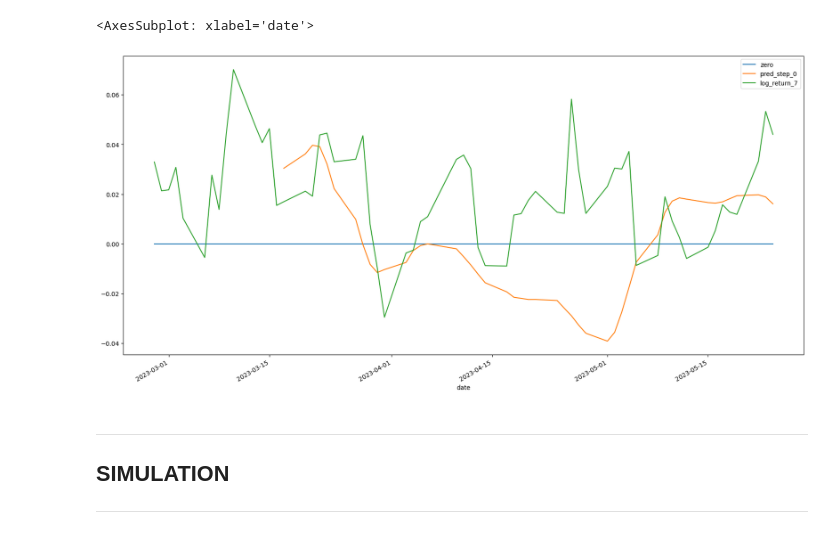
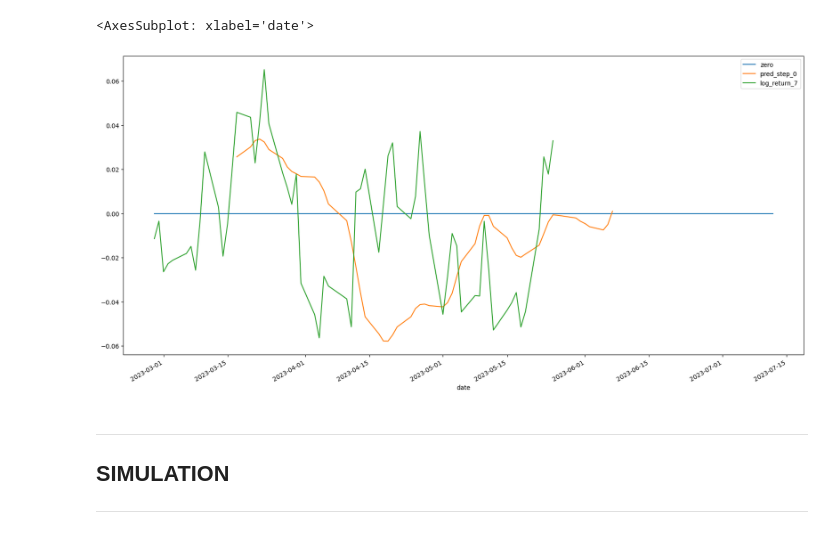
Before and after one commit to tarek-benzina/portfolio, a Jupyter notebook: notebooks/V2-SUCCESS-tensorflow-log-return-lstm-1-day-inference.ipynb, the cells around one changed output. Saved outputs shown, nothing was run; the diff lists cells and outputs as text; code cells hidden in the pictures.

```diff
--- a/notebooks/V2-SUCCESS-tensorflow-log-return-lstm-1-day-inference.ipynb
+++ b/notebooks/V2-SUCCESS-tensorflow-log-return-lstm-1-day-inference.ipynb
@@ -94,7 +57,7 @@ end_date=data.date.max()
 # %%
 calendar=build_calendar(start_date=start_date,end_date=end_date,forecast_horizon=5*HORIZON,forecast_steps=FORECAST_STEPS)
 
-calendar=get_train_val_test(calendar=calendar,end_date=end_date,horizon=HORIZON,test_ratio=.2,val_ratio=.0)
+calendar=get_train_val_test(calendar=calendar,end_date=end_date,horizon=HORIZON,test_ratio=.0,val_ratio=.0)
 
 grid=build_grid(data,calendar)
 
@@ -107,9 +70,9 @@ return_cols=[]
 if HORIZON>1:
     for i in range(1,HORIZON+1):
         data=shift(data,lag=i,column=PRICE_COLUMN)
-        return_cols.append(f"log_return_{i}_shift_-7")
+        return_cols.append(f"log_return_{i}_shift_-{i}")
         data[f"log_return_{i}"]=np.log(data[f"{PRICE_COLUMN}_shift_{i}"]/data[PRICE_COLUMN])
-        data=shift(data,lag=-HORIZON,column=f"log_return_{i}")
+        data=shift(data,lag=-i,column=f"log_return_{i}")
 # %%
 data["log_return_7"]
 # %% [output]
@@ -145,9 +128,8 @@ num_features=["Close_scaled",
 # %%
 initial_available_date=data[~data[TARGET].isnull()].date.min()
 # %%
-enc=Encoder(categoricals=[
-    "industry",
-    "fullExchangeName",
-     "woy",
-    "dow"
-],method="ohe")
+enc=Encoder()
+enc.load(f"{MODELS_DIR}/encoder")
+features=enc.get_encoded_features()
+features=features+num_features
+data=enc.apply(data)
@@ -181,3 +153,6 @@ model = tf.keras.models.load_model(f"model-2023-06-06", custom_objects={'same_si
+# %%
+model_path=get_latest_model_path(models_dir=MODELS_DIR,prefix="model-")
+model = tf.keras.models.load_model(model_path, custom_objects={'same_sign':same_sign})
 # %%
 start_date=inference_date-pd.Timedelta(days=100)
 # %%
@@ -212,7 +194,7 @@ result.log_return_7.hist(bins=40)
 # %%
-result[(result.test==1)&(result.ticker=="AAPL")].plot(x="date",y=["zero","pred_step_0",TARGET],figsize=(20,10))
+result[(result.ticker=="SYY")].plot(x="date",y=["zero","pred_step_0",TARGET],figsize=(20,10))
 # %% [output]
 <AxesSubplot: xlabel='date'>
-[figure, old version]
+[figure, new version]
 # %%
 RISK_LEVEL=0.01
```
Also changed, not shown: parts of 29 cells of this notebook, 7 other files.
